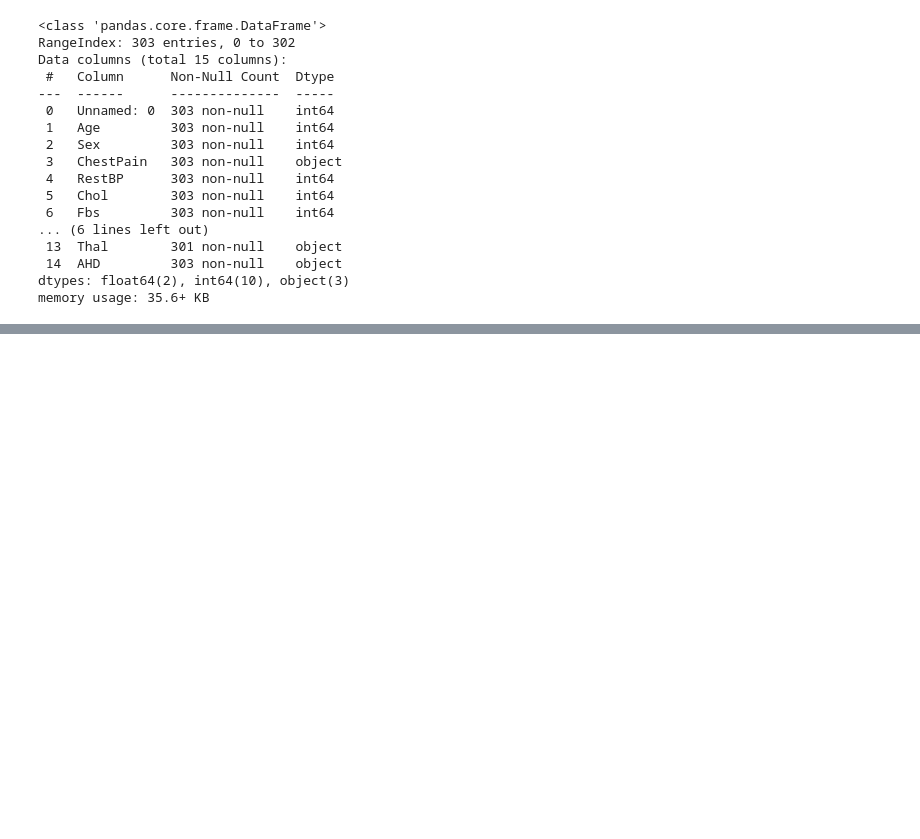
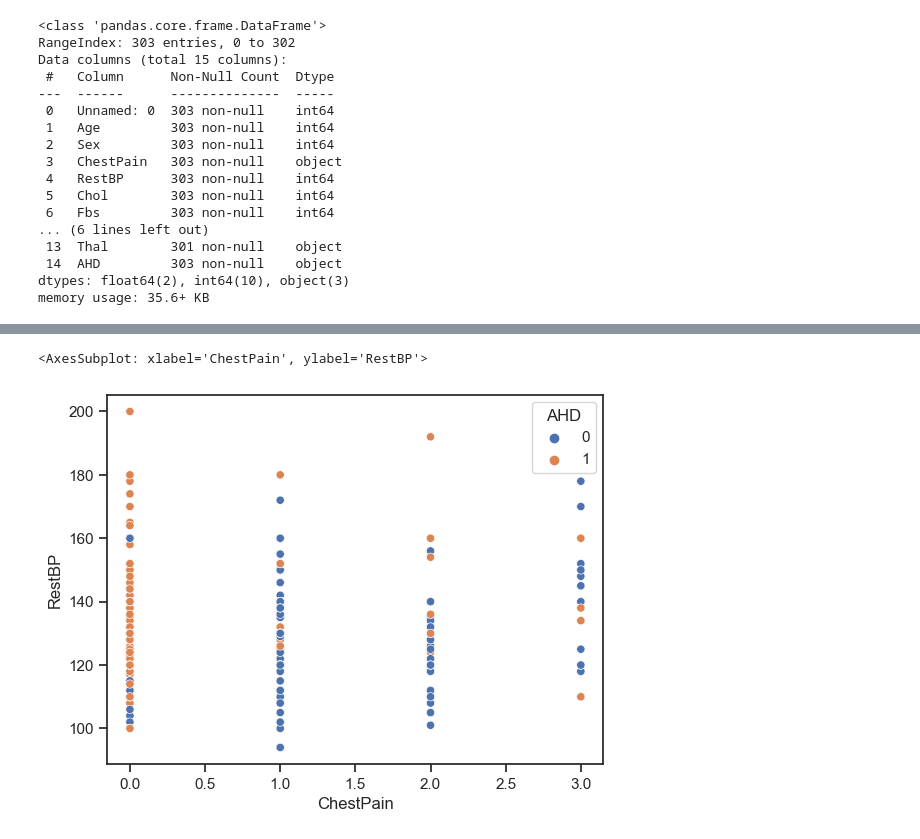
Before and after one commit to Dheeraj4103/DSBDA, a Jupyter notebook: Assignment4/Heart.ipynb, the cells around one changed output, grey strips where cells are left out. Cells and saved outputs as stored; diff of their text form; code cells hidden in the pictures; blank space fills up the shorter version.

```diff
--- a/Assignment4/Heart.ipynb
+++ b/Assignment4/Heart.ipynb
@@ -238,4 +241,0 @@ dtype: int64
-# %%
-ca_mode = data['Ca'].mode()[0]
-data['Ca'] = data['Ca'].fillna(ca_mode)
-data.isna().sum()
@@ -277,0 +252,5 @@ dtype: int64
+# %%
+sns.scatterplot(data=data, x="ChestPain", y="RestBP", hue="AHD")
+# %% [output]
+<AxesSubplot: xlabel='ChestPain', ylabel='RestBP'>
+[figure, added]
```
Also changed, not shown: parts of 31 cells of this notebook.
